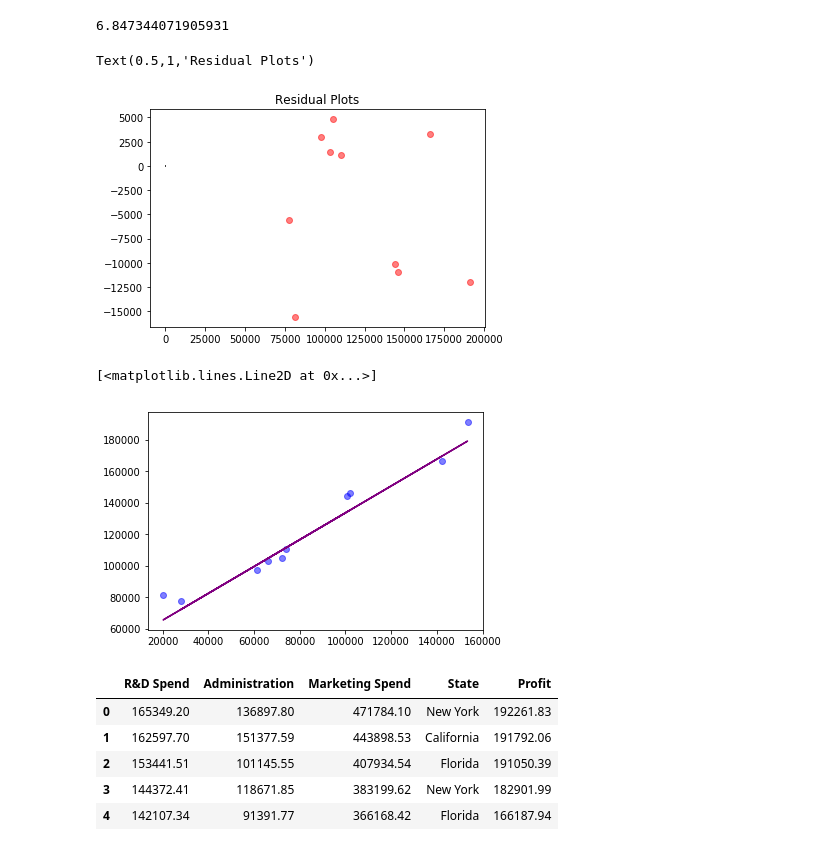
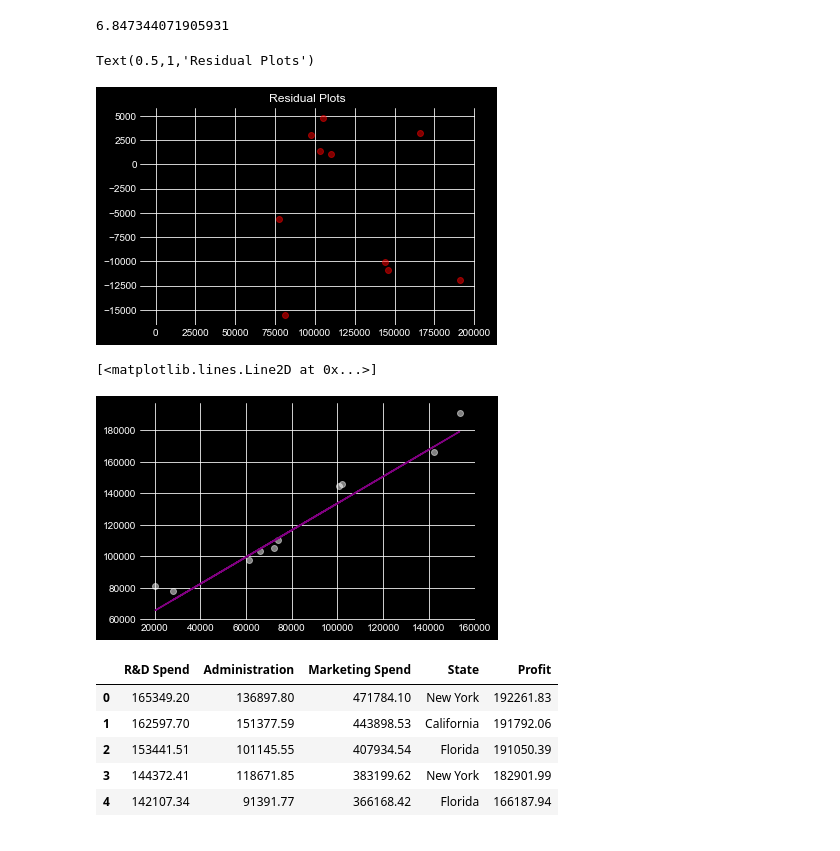
Before and after one commit to yugitti/machine_learning_AtoZ, a Jupyter notebook: Multiple_Linear_Regression/multi_regressor.ipynb, the cells around one changed output. Saved outputs shown, nothing was run; the diff lists cells and outputs as text; code cells hidden in the pictures.

```diff
--- a/Multiple_Linear_Regression/multi_regressor.ipynb
+++ b/Multiple_Linear_Regression/multi_regressor.ipynb
@@ -2,6 +2,14 @@
 import numpy as np
 import matplotlib.pyplot as plt
 import pandas as pd
+import seaborn as sns
+%matplotlib inline
+
+custom_style = {'axes.labelcolor': 'white',
+                'xtick.color': 'white',
+                'ytick.color': 'white'}
+sns.set_style("darkgrid", rc=custom_style)
+plt.style.use('dark_background')
 # %%
 dataset = pd.read_csv('50_Startups.csv')
 dataset.head()
@@ -259,15 +265,15 @@ plt.hlines(y=0,xmin=-10,xmax=50)
 plt.title('Residual Plots')
 # %% [output]
 Text(0.5,1,'Residual Plots')
-[figure, old version]
+[figure, new version]
 # %%
 fig = plt.figure()
 ax = fig.add_subplot(111)
-ax.scatter(X_test[:,1], y_test, alpha = 0.5, color="Blue")
+ax.scatter(X_test[:,1], y_test, alpha = 0.5, color="White")
 ax.plot(X_test[:,1], y_pred, color = "Purple")
 # %% [output]
 [<matplotlib.lines.Line2D at 0x...>]
-[figure, old version]
+[figure, new version]
 # %%
 dataset.head()
 # %% [output]
```
Also changed, not shown: parts of 12 cells of this notebook, 13 other files.
